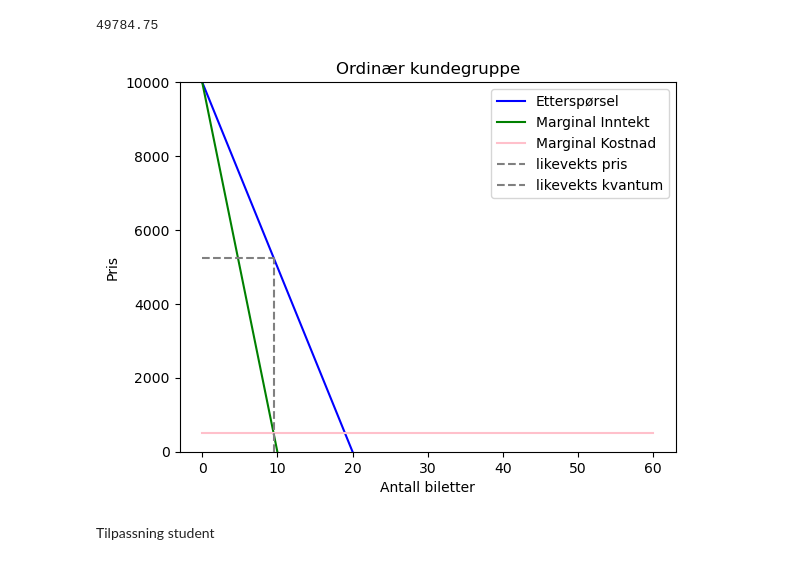
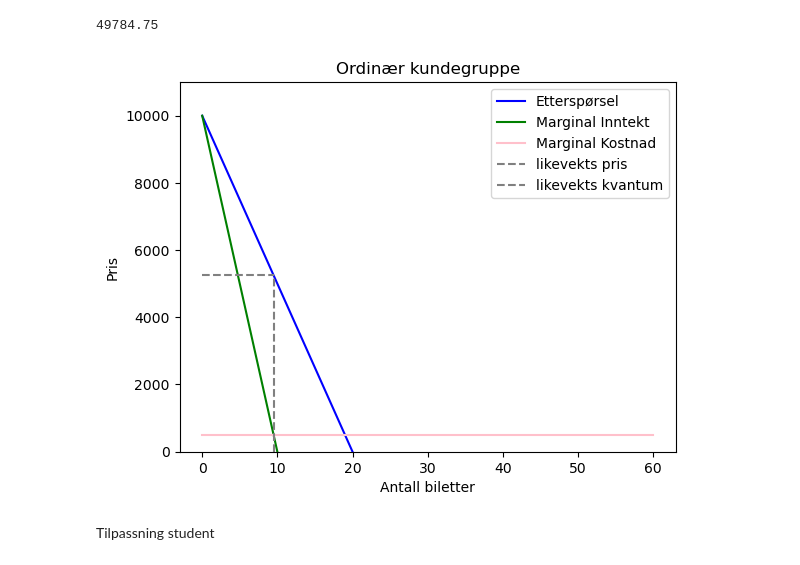
Before and after one commit to kristinakarlsen/sok-2030-hurtigruten, a Jupyter notebook: Tredjegrads-prisdiskriminering.ipynb, the cells around one changed output. Saved outputs shown, nothing was run; the diff lists cells and outputs as text; code cells hidden in the pictures.

```diff
--- a/Tredjegrads-prisdiskriminering.ipynb
+++ b/Tredjegrads-prisdiskriminering.ipynb
@@ -135,32 +135,32 @@ print (profitt(19/2))
 # %%
 Qo = np.linspace(0, 60, 10)
 
 demand_values = demand(Qo)
 marginalrevenue_values = marginalrevenue(Qo)
 marginalcost_values = np.full_like(Qo, marginalcost(Qo))
 
 plt.plot(Qo, demand_values, color = "blue", label="Etterspørsel")
 plt.plot(Qo, marginalrevenue_values, color = "green", label="Marginal Inntekt")
 plt.plot(Qo, marginalcost_values, color = "pink", label="Marginal Kostnad")
 
 likevekt_Q = 19/2
 likevekt_P = 5250
 
 plt.hlines(likevekt_P, 0,likevekt_Q, color='gray', linestyle='--', label="likevekts pris")
 plt.vlines(likevekt_Q, 0, likevekt_P, color='gray', linestyle='--', label="likevekts kvantum")
 
 plt.legend(loc='upper right')
 
 plt.ylabel('Pris')
 plt.xlabel('Antall biletter')
 
 plt.title("Ordinær kundegruppe")
 
-plt.ylim((-2,10000))
+plt.ylim((-2,11000))
 
 plt.show()
 # %% [output]
-[figure, old version]
+[figure, new version]
 # %% [markdown]
 Tilpassning student
 # %%
```
